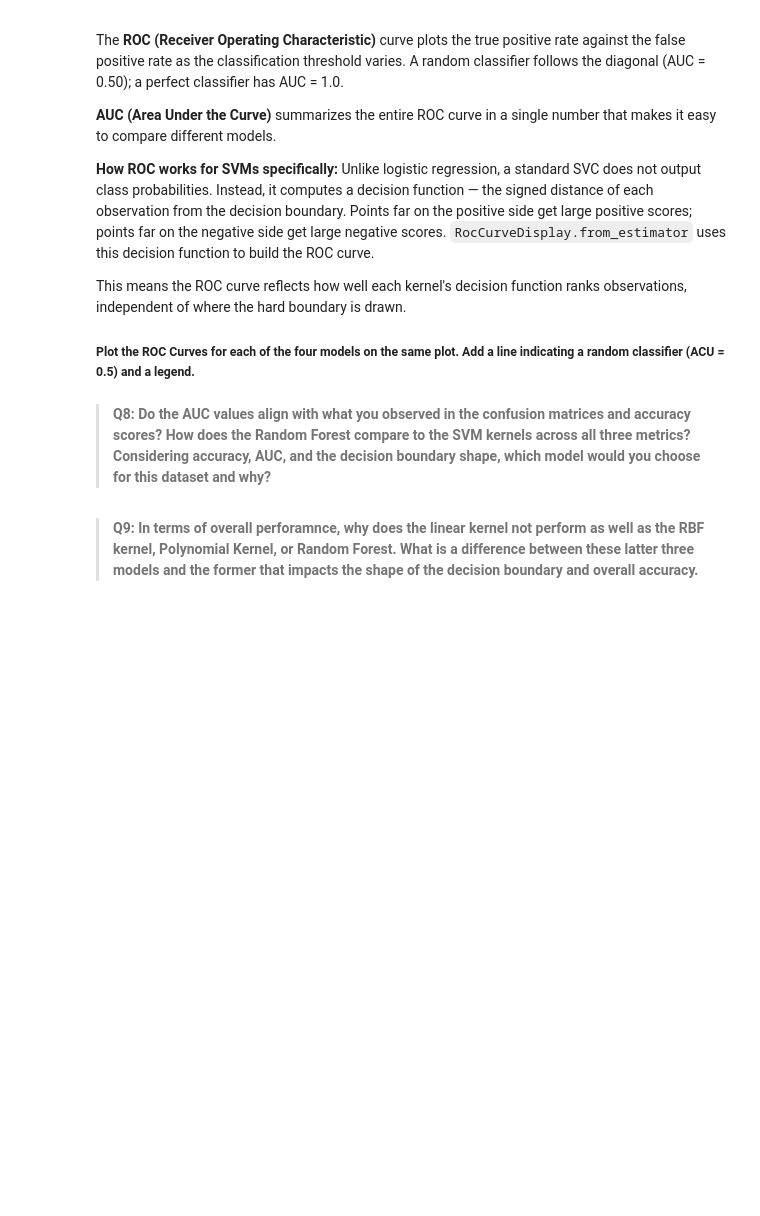
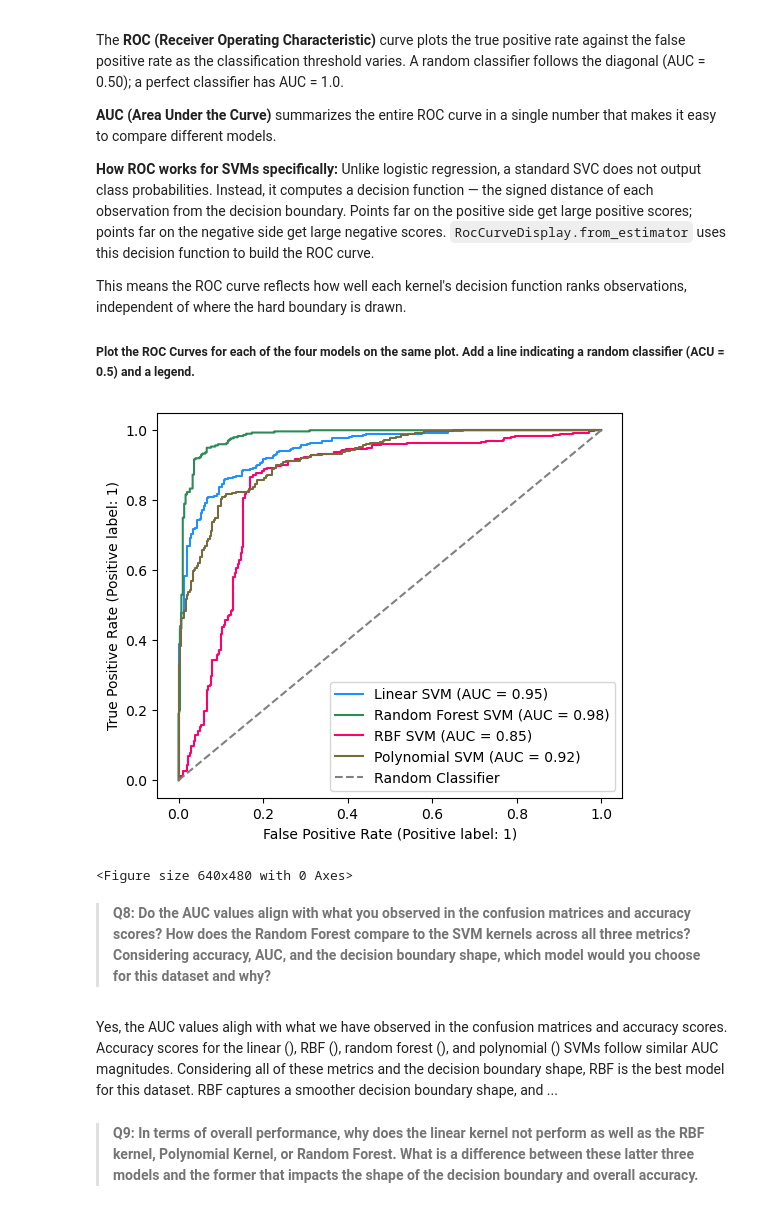
Before and after one commit to mmorenorolon/eds232-labs, a Jupyter notebook: week8/lab8.ipynb, the cells around one changed output. Saved outputs shown, nothing was run; the diff lists cells and outputs as text; code cells hidden in the pictures; blank space fills up the shorter version.

```diff
--- a/week8/lab8.ipynb
+++ b/week8/lab8.ipynb
@@ -408,7 +549,58 @@ Unlike logistic regression, a standard SVC does not output class probabilities.
 This means the ROC curve reflects how well each kernel's decision function ranks observations, independent of where the hard boundary is drawn.
 
 ##### Plot the ROC Curves for each of the four models on the same plot. Add a line indicating a random classifier (ACU = 0.5) and a legend.
+# %%
+# Create ROC curve for the linear model
+fig, ax = plt.subplots(figsize=(6, 5))
+RocCurveDisplay.from_estimator(linear_grid,
+                               X_test_scaled,
+                               y_test,
+                               name="Linear SVM",
+                               ax=ax,
+                               color='DodgerBlue')
+
+# Create ROC curve for the random forest model
+RocCurveDisplay.from_estimator(
+    grid_rf,
+    X_test_scaled,
+    y_test,
+    name="Random Forest SVM",
+    ax=ax,
+    color='seagreen',
+)
+
+# Create ROC curve for the RBF SVM
+RocCurveDisplay.from_estimator(
+    rbf_grid,
+    X_test_scaled,
+    y_test,
+    name="RBF SVM",
+    ax=ax,
+    color='#ff006c',
+)
+
+# Create ROC curve for the polynomial SVM
+RocCurveDisplay.from_estimator(
+    poly_grid,
+    X_test_scaled,
+    y_test,
+    name="Polynomial SVM",
+    ax=ax,
+    color='#766b3b',
+)
+
+# Add a random classifier line (AUC = 0.5)
+ax.plot([0, 1], [0, 1], linestyle='--', color='gray', label='Random Classifier')
+
+ax.legend()
+plt.show()
+plt.tight_layout()
+# %% [output]
+[figure, added]
+<Figure size 640x480 with 0 Axes>
 # %% [markdown]
 > **Q8: Do the AUC values align with what you observed in the confusion matrices and accuracy scores? How does the Random Forest compare to the SVM kernels across all three metrics? Considering accuracy, AUC, and the decision boundary shape, which model would you choose for this dataset and why?**
+# %% [markdown]
+Yes, the AUC values aligh with what we have observed in the confusion matrices and accuracy scores. Accuracy scores for the linear (), RBF (), random forest (), and polynomial () SVMs follow similar AUC magnitudes. Considering all of these metrics and the decision boundary shape, RBF is the best model for this dataset. RBF captures a smoother decision boundary shape, and ...
 # %% [markdown]
->**Q9: In terms of overall perforamnce, why does the linear kernel not perform as well as the RBF kernel, Polynomial Kernel, or Random Forest. What is a difference between these latter three models and the former that impacts the shape of the decision boundary and overall accuracy.**
+>**Q9: In terms of overall performance, why does the linear kernel not perform as well as the RBF kernel, Polynomial Kernel, or Random Forest. What is a difference between these latter three models and the former that impacts the shape of the decision boundary and overall accuracy.**
```
Also changed, not shown: parts of 26 cells of this notebook.
